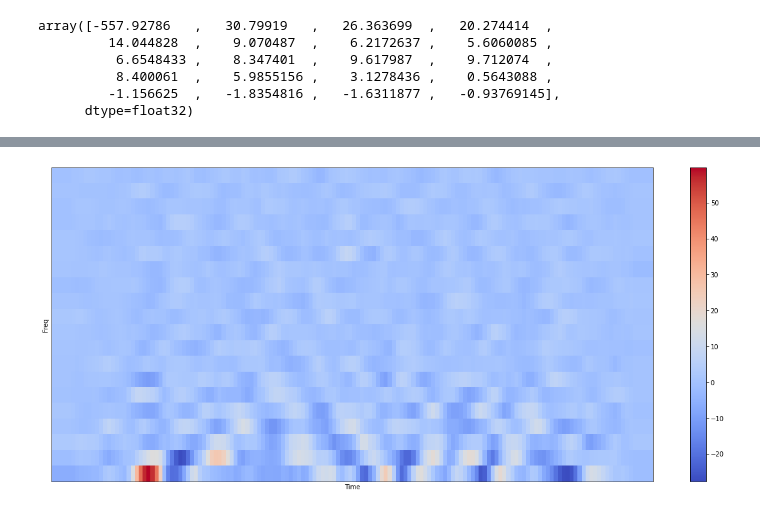
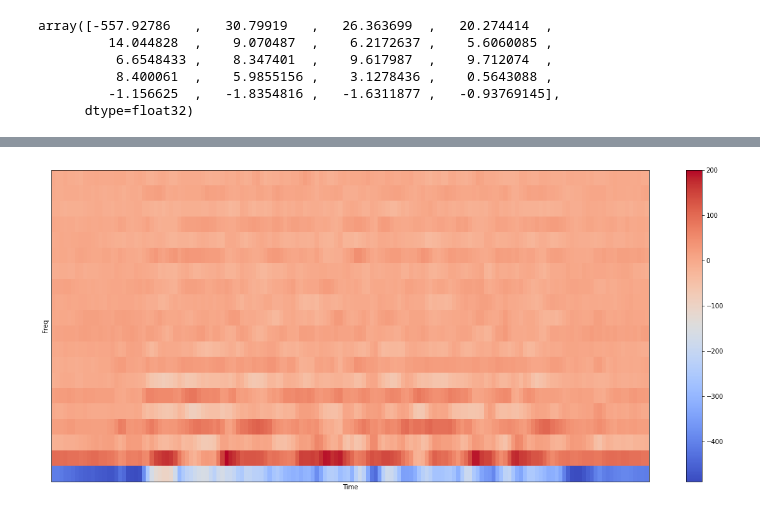
Before and after one commit to Majkil/Artefact, a Jupyter notebook: testing Sequence.ipynb, the cells around one changed output, grey strips where cells are left out. Drawn from its saved outputs; the diff is of its cells as text; code cells hidden in the pictures.

```diff
--- a/testing Sequence.ipynb
+++ b/testing Sequence.ipynb
@@ -30,3 +16,7 @@ cup
+# %%
+sr=22000
+hop_length= int(sr/200)
+frame_length = int(hop_length*2)
 # %%
 #load list of files
 faia =fcs.get_audio_files(lvpath)
@@ -35,9 +25,9 @@ print("files count: ", len(faia))
 files count:  2703
 # %%
 #Load single File from dataset
-clip,sr= librosa.load(faia[34])
+clip= librosa.load(faia[2300], sr= sr)[0]
 print(clip.shape)
-print(type(clip))
-sr
+clip_trans = GetTranscription.get_file_transcript(faia[2300])
+print(clip_trans)
 ipd.Audio(clip ,rate=sr)
 # %% [output]
@@ -52,7 +39,0 @@ NameError: name 'GetTranscription' is not defined
-# %%
-a = librosa.amplitude_to_db(clip)
-print(a)
-f= librosa.frequency_weighting(clip)
-print(f)
-s = np.c_[a,f]
-print(s)
@@ -69,5 +40,5 @@ print(s)
 # %%
-y, sr = librosa.load(faia[100])
+y, sr = librosa.load(faia[2500])
 y_trim = librosa.effects.remix(y, intervals=librosa.effects.split(y))
 mfcc = librosa.feature.mfcc(y=y_trim, sr=sr)
 # %%
@@ -225,9 +195,9 @@ spectogram
 # %%
 plt.figure(figsize=(21,9))
-librosa.display.specshow(delta_mfcc)
+librosa.display.specshow(mfcc)
 plt.xlabel("Time")
 plt.ylabel("Freq")
 plt.colorbar()
 plt.show()
 # %% [output]
-[figure, old version]
+[figure, new version]
```
Also changed, not shown: parts of 14 cells of this notebook, 16 other files.
